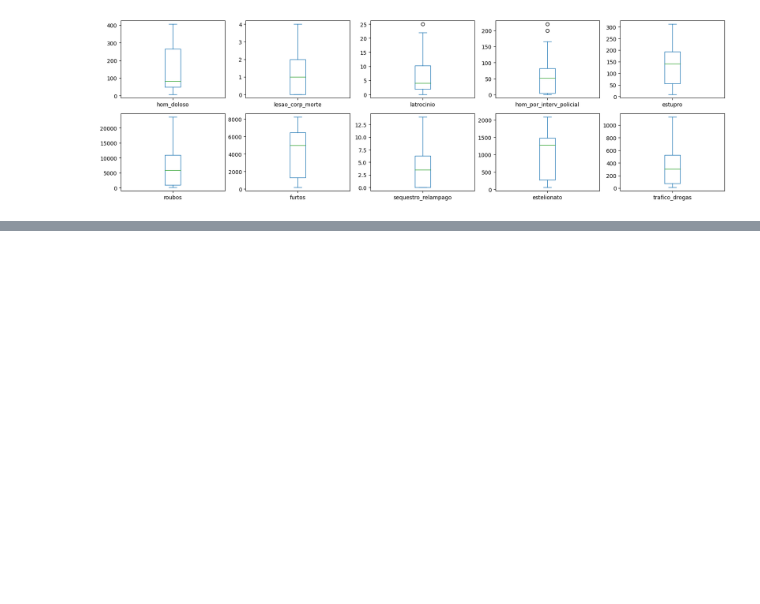
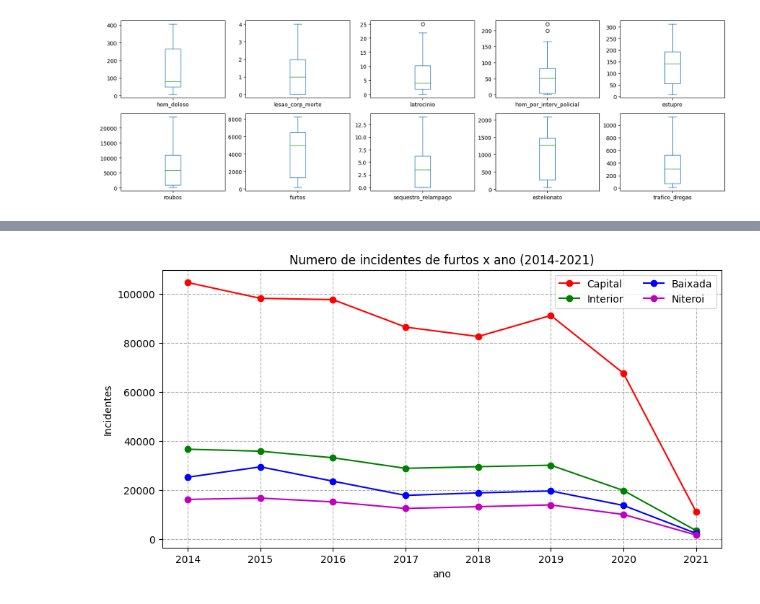
Before and after one commit to eccardoso/mvp-analise-de-dados-e-boas-praticas, a Jupyter notebook: MVP_Análise_de_Dados.ipynb, the cells around one changed output, grey strips where cells are left out. Saved outputs shown, nothing was run; the diff lists cells and outputs as text; code cells hidden in the pictures; blank space fills up the shorter version.

```diff
--- a/MVP_Análise_de_Dados.ipynb
+++ b/MVP_Análise_de_Dados.ipynb
@@ -529,0 +475,29 @@ plt.show()
+# %%
+# Prepara a figura (fig) e a área do gráfico (ax) com largura 15 e altura 5
+# somar os hoicidios agrupados por ano
+fig, ax = plt.subplots(figsize = (10,5))
+
+# Plota o gráfico de linha
+# Note que os parâmetros para os vetores associados os eixos X e Y
+ax.plot(selecao_capital['ano'], selecao_capital['furtos'],label='Capital',color = 'r',marker = "o")
+ax.plot(sum_furtos_interior['ano'], sum_furtos_interior['furtos'],label='Interior',color = 'g',marker = "o")
+ax.plot(sum_furtos_baixada['ano'], sum_furtos_baixada['furtos'],label='Baixada',color = 'b',marker = "o")
+ax.plot(sum_furtos_niteroi['ano'], sum_furtos_niteroi['furtos'],label='Niteroi',color = 'm',marker = "o")
+
+# Acrescenta um título ao gráfico
+ax.set_title('Numero de incidentes de furtos x ano (2014-2021)')
+
+# Define os rótulos dos eixos
+ax.set_xlabel('ano')
+ax.set_ylabel('Incidentes')
+
+# Acrescenta legenda
+plt.legend(loc = 'upper right', ncol = 2)
+
+#incluindo grid
+plt.grid(linestyle='--')
+
+# Exibe o gráfico
+plt.show()
+# %% [output]
+[figure, added]
```
Also changed, not shown: parts of 25 cells of this notebook.
